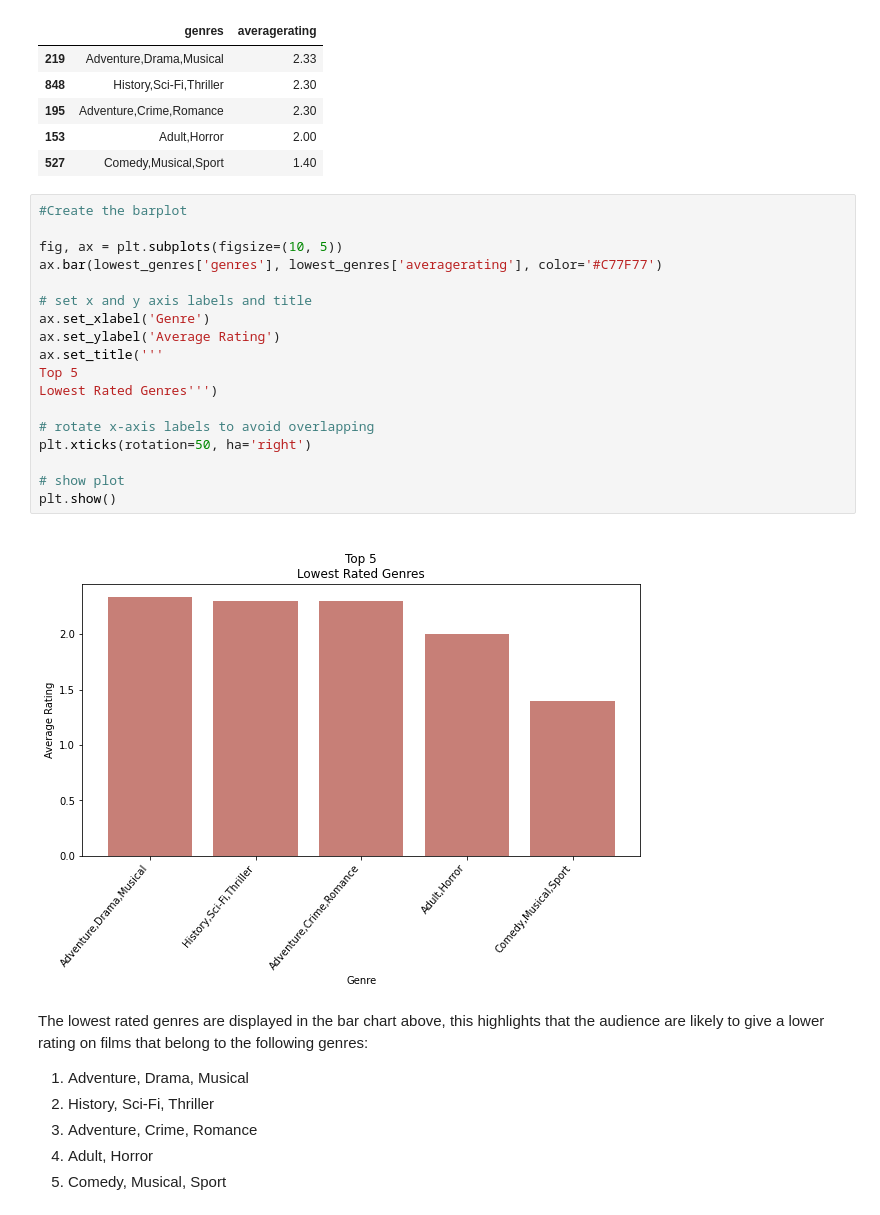
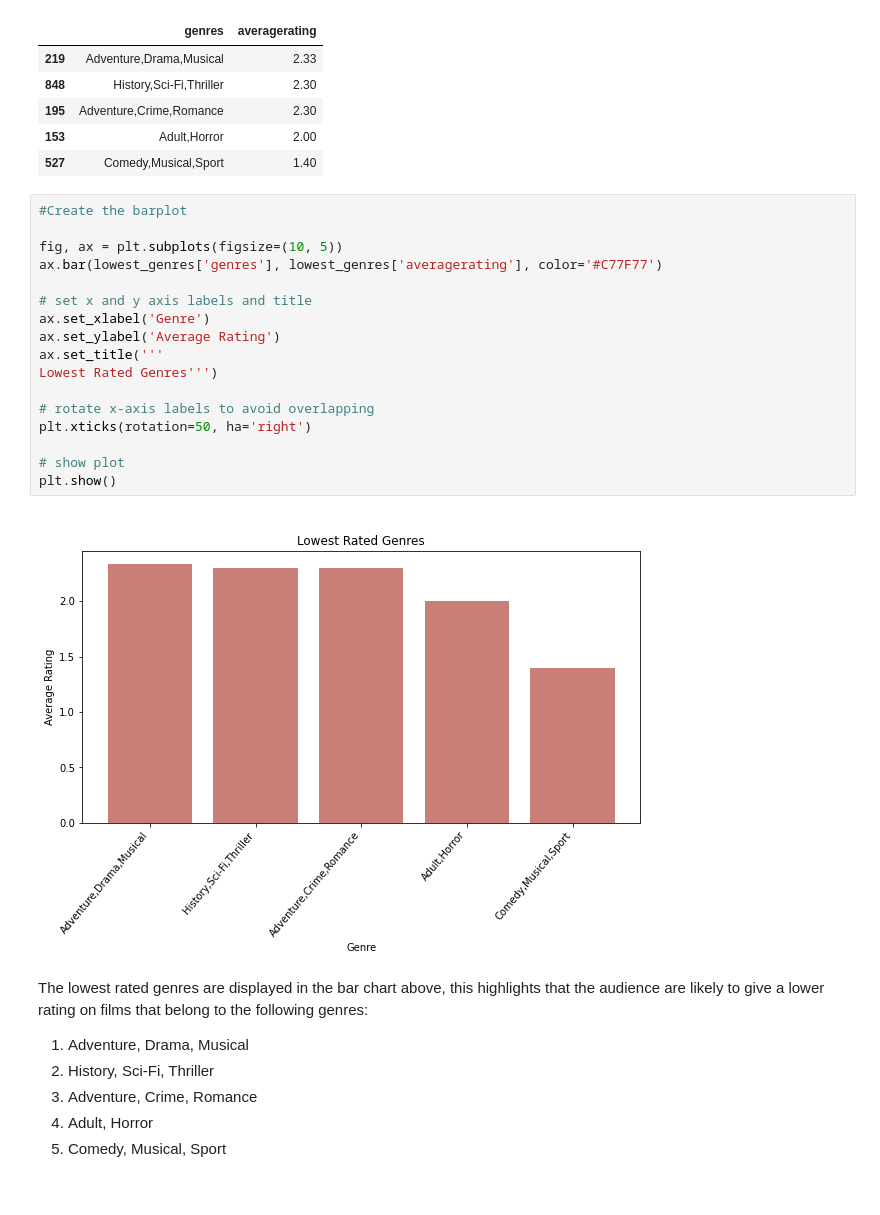
Before and after one commit to stellacherotich/MS-Project, a Jupyter notebook: MS-Studio-p1.ipynb, the cells around one changed output. Saved outputs shown, nothing was run; the diff lists cells and outputs as text.

```diff
--- a/MS-Studio-p1.ipynb
+++ b/MS-Studio-p1.ipynb
@@ -714,23 +710,22 @@ lowest_genres
 # %%
 #Create the barplot
 
 fig, ax = plt.subplots(figsize=(10, 5))
 ax.bar(lowest_genres['genres'], lowest_genres['averagerating'], color='#C77F77')
 
 # set x and y axis labels and title
 ax.set_xlabel('Genre')
 ax.set_ylabel('Average Rating')
 ax.set_title('''
-Top 5
 Lowest Rated Genres''')
 
 # rotate x-axis labels to avoid overlapping
 plt.xticks(rotation=50, ha='right')
 
 # show plot
 plt.show()
 # %% [output]
-[figure, old version]
+[figure, new version]
 # %% [markdown]
 The lowest rated genres are displayed in the bar chart above, this highlights that the audience are likely to give a lower rating on films that belong to the following genres:
 
```
Also changed, not shown: parts of 6 cells of this notebook.
